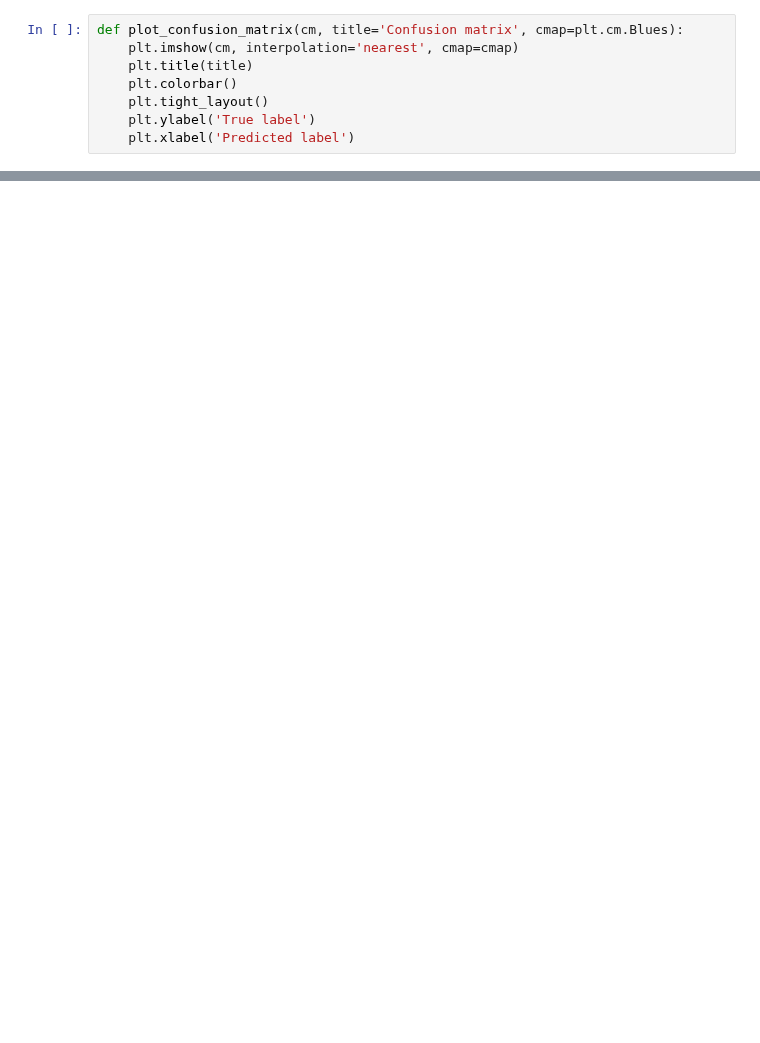
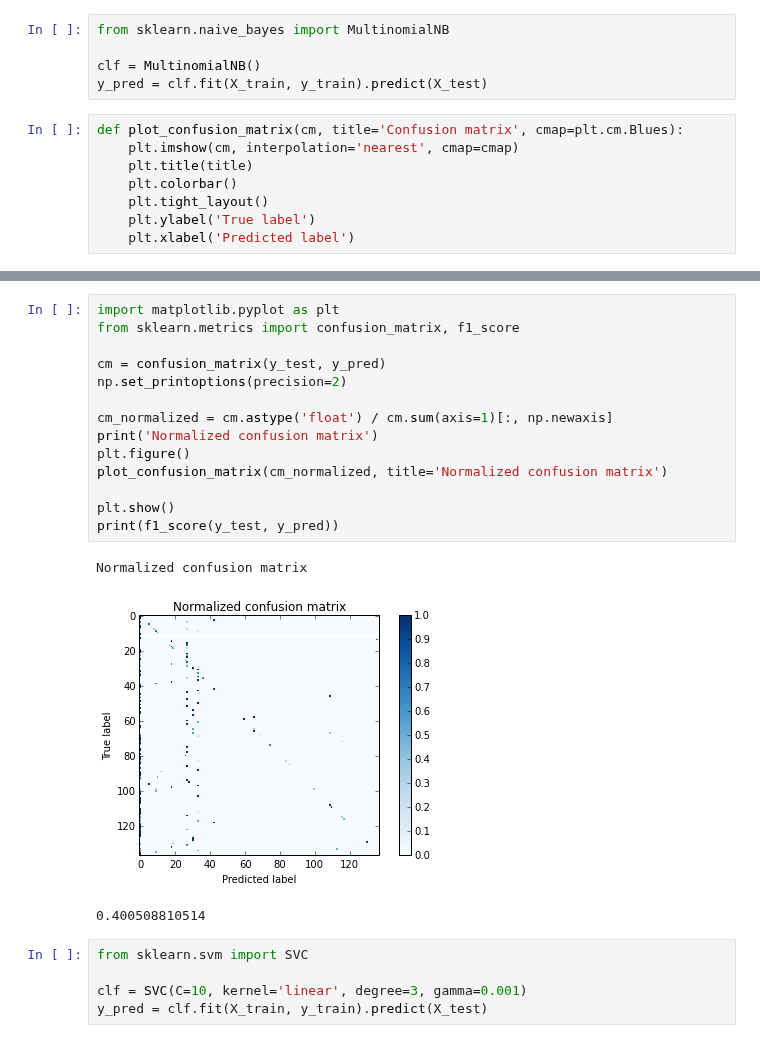
Before and after one commit to scikit-bio/scikit-bio-cookbook, a Jupyter notebook: ml_classifier.ipynb, the cells around one changed output, grey strips where cells are left out. Cells and saved outputs as stored; diff of their text form; blank space fills up the shorter version.

```diff
--- a/ml_classifier.ipynb
+++ b/ml_classifier.ipynb
@@ -31,3 +98,8 @@ tax_ref_fp = 'gg_13_8_otus/taxonomy/%d_otu_taxonomy.txt' % percent_id
+# %%
+from sklearn.naive_bayes import MultinomialNB
+
+clf = MultinomialNB()
+y_pred = clf.fit(X_train, y_train).predict(X_test)
 # %%
 def plot_confusion_matrix(cm, title='Confusion matrix', cmap=plt.cm.Blues):
     plt.imshow(cm, interpolation='nearest', cmap=cmap)
@@ -197,3 +111,26 @@ avg / total       0.96      0.96      0.95       134
+# %%
+import matplotlib.pyplot as plt
+from sklearn.metrics import confusion_matrix, f1_score
+
+cm = confusion_matrix(y_test, y_pred)
+np.set_printoptions(precision=2)
+
+cm_normalized = cm.astype('float') / cm.sum(axis=1)[:, np.newaxis]
+print('Normalized confusion matrix')
+plt.figure()
+plot_confusion_matrix(cm_normalized, title='Normalized confusion matrix')
+
+plt.show()
+print(f1_score(y_test, y_pred))
+# %% [output]
+Normalized confusion matrix
+[figure, added]
+0.400508810514
+# %%
+from sklearn.svm import SVC
+
+clf = SVC(C=10, kernel='linear', degree=3, gamma=0.001)
+y_pred = clf.fit(X_train, y_train).predict(X_test)
 # %%
 cm = confusion_matrix(y_test, y_pred)
 np.set_printoptions(precision=2)
```
Also changed, not shown: parts of 27 cells of this notebook.
